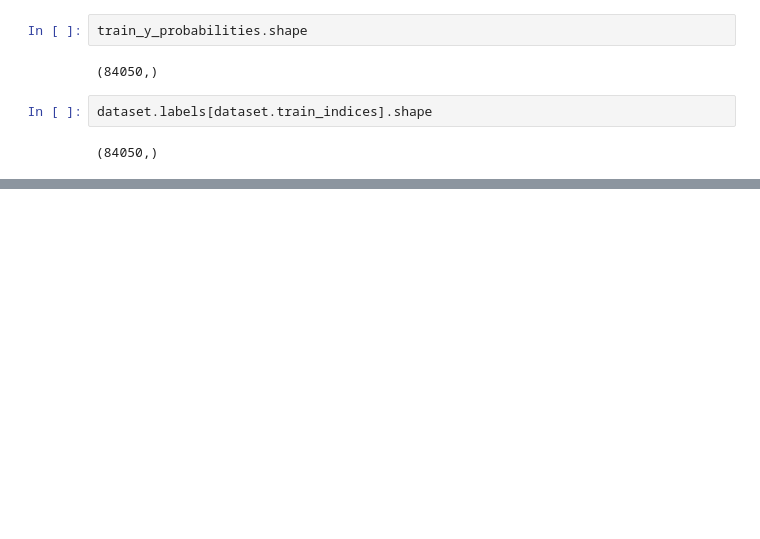
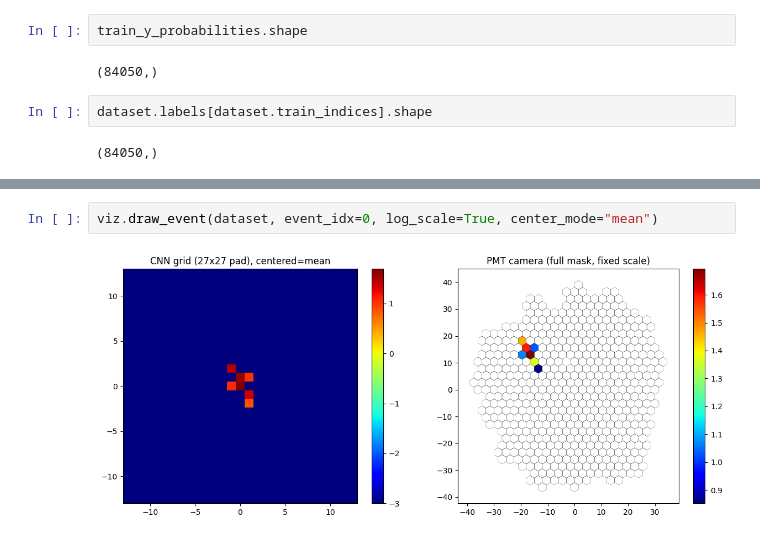
Before and after one commit to satysh/TAIGA_CNN, a Jupyter notebook: test.ipynb, the cells around one changed output, grey strips where cells are left out. Cells and saved outputs as stored; diff of their text form; blank space fills up the shorter version.

```diff
--- a/test.ipynb
+++ b/test.ipynb
@@ -260,0 +335,4 @@ evaluate_accuracy(net, train_loader)
+# %%
+viz.draw_event(dataset, event_idx=0, log_scale=True, center_mode="mean")
+# %% [output]
+[figure, added]
```
Also changed, not shown: parts of 90 cells of this notebook, 4 other files.
